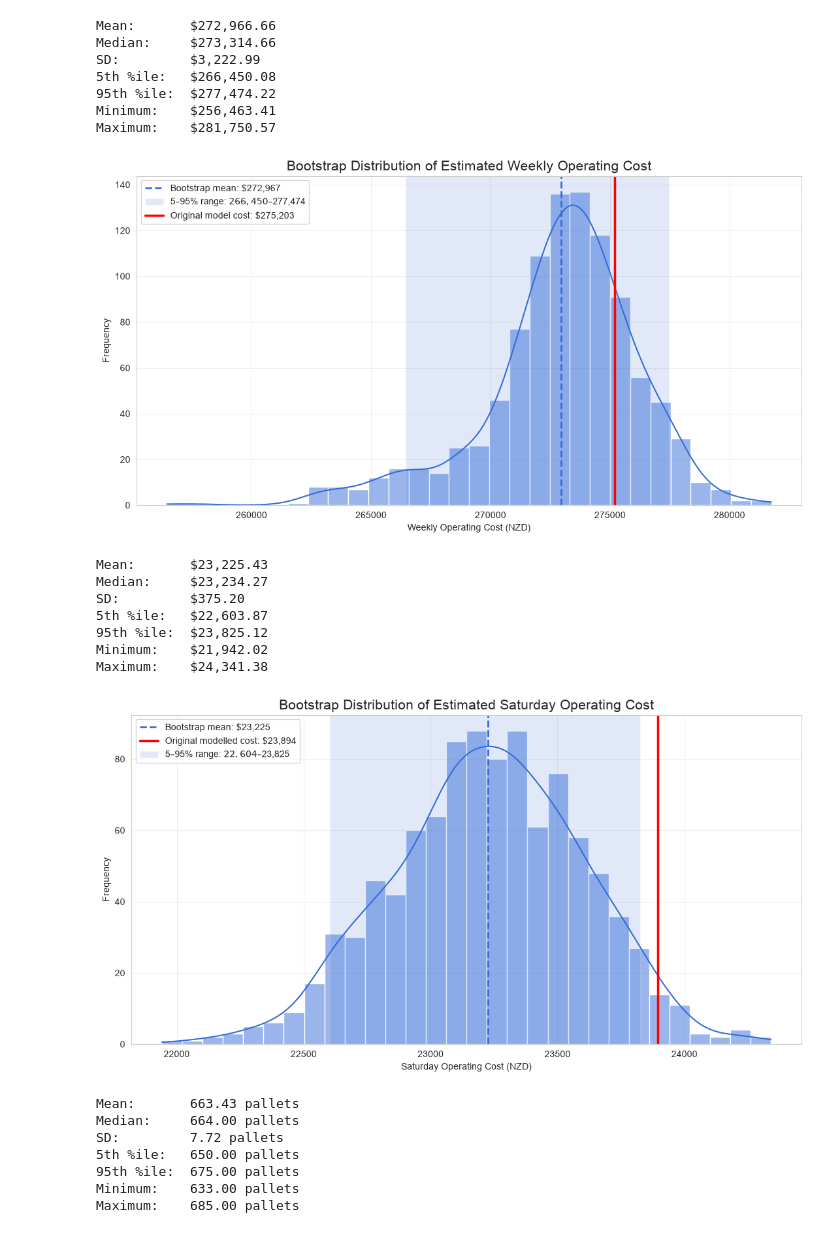
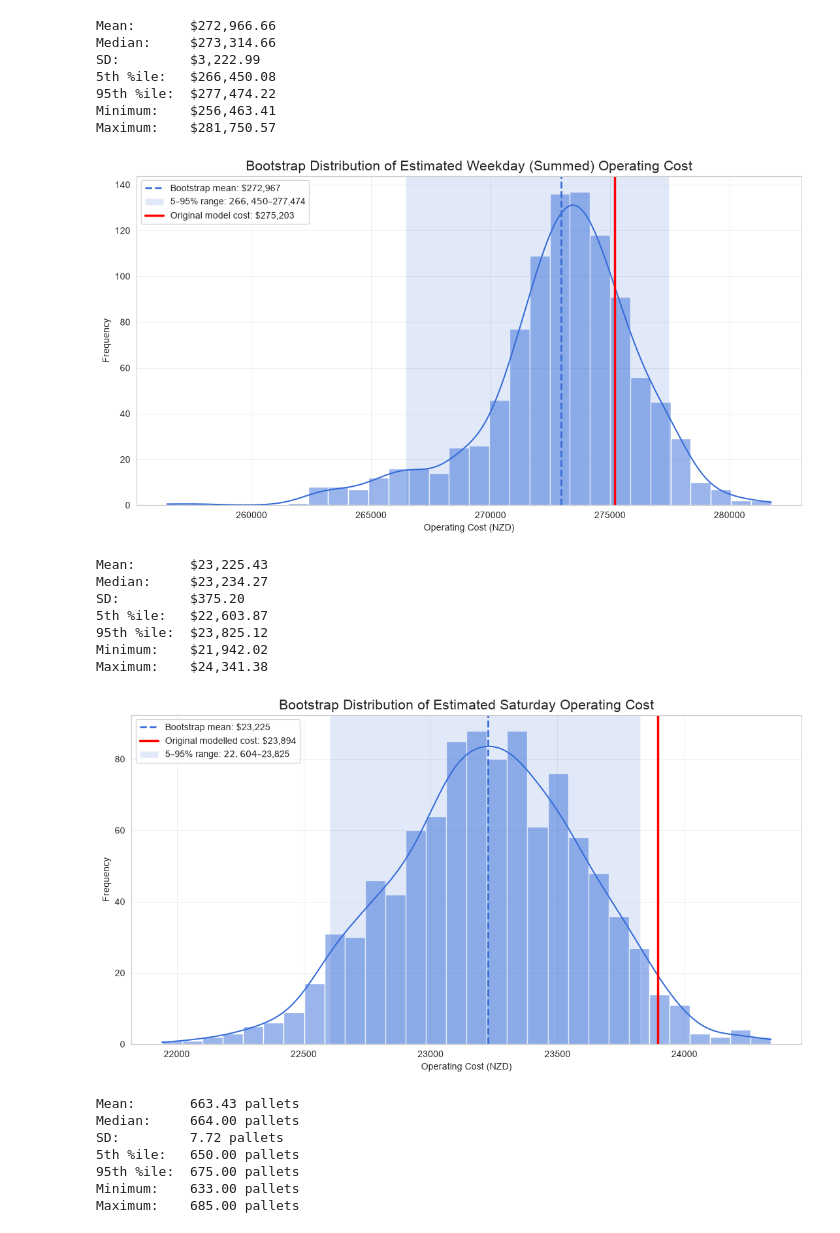
Before and after one commit to allegra-uni-acc/ENGSCI263-Assignment1-Organised, a Jupyter notebook: simulation_demand_visualisations.ipynb, the cells around one changed output. Drawn from its saved outputs; the diff is of its cells as text; code cells hidden in the pictures.

```diff
--- a/simulation_demand_visualisations.ipynb
+++ b/simulation_demand_visualisations.ipynb
@@ -103,36 +103,36 @@ ax.axvline(
 )
 
 # 5th–95th percentile range
 ax.axvspan(
     p5,
     p95,
     alpha=0.15,
     label=f"5–95% range: ${p5:,.0f}–${p95:,.0f}"
 )
 
 # Original modelled cost
 ax.axvline(
     costed_weekly_cost,
     color="red",
     linestyle="-",
     linewidth=2.5,
     label=f"Original model cost: ${costed_weekly_cost:,.0f}"
 )
 
 ax.set_title(
-    "Bootstrap Distribution of Estimated Weekly Operating Cost",
+    "Bootstrap Distribution of Estimated Weekday (Summed) Operating Cost",
     fontsize=15
 )
 
-ax.set_xlabel("Weekly Operating Cost (NZD)")
+ax.set_xlabel("Operating Cost (NZD)")
 ax.set_ylabel("Frequency")
 
 ax.legend()
 
 plt.tight_layout()
 plt.show()
 # %% [output]
-[figure, old version]
+[figure, new version]
 # %%
 # Use Saturday cost
 saturday_cost = results["Saturday_Cost"].dropna()
@@ -206,7 +206,7 @@ ax.set_title(
 )
 
 ax.set_xlabel(
-    "Saturday Operating Cost (NZD)"
+    "Operating Cost (NZD)"
 )
 
 ax.set_ylabel(
@@ -218,7 +218,7 @@ ax.legend()
 plt.tight_layout()
 plt.show()
 # %% [output]
-[figure, old version]
+[figure, new version]
 # %%
 # Total route demand from each bootstrap realisation
 saturday_demand = (
```
Also changed, not shown: parts of 1 cell of this notebook.
